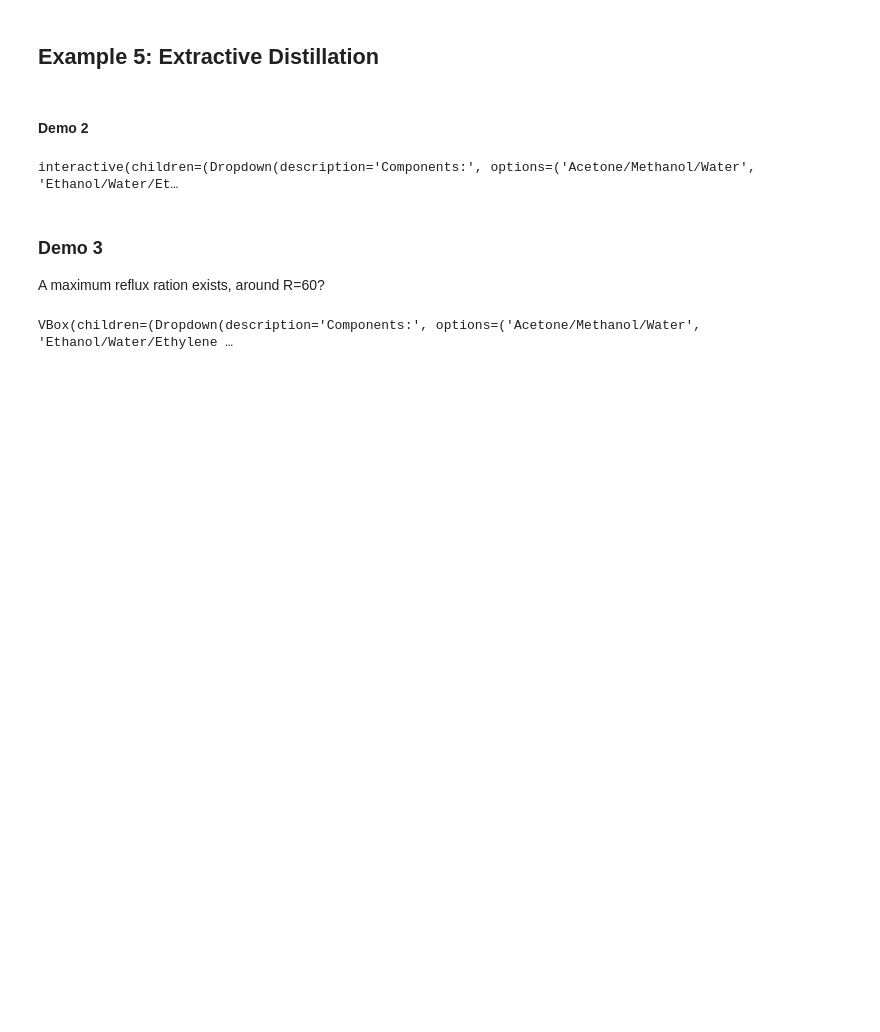
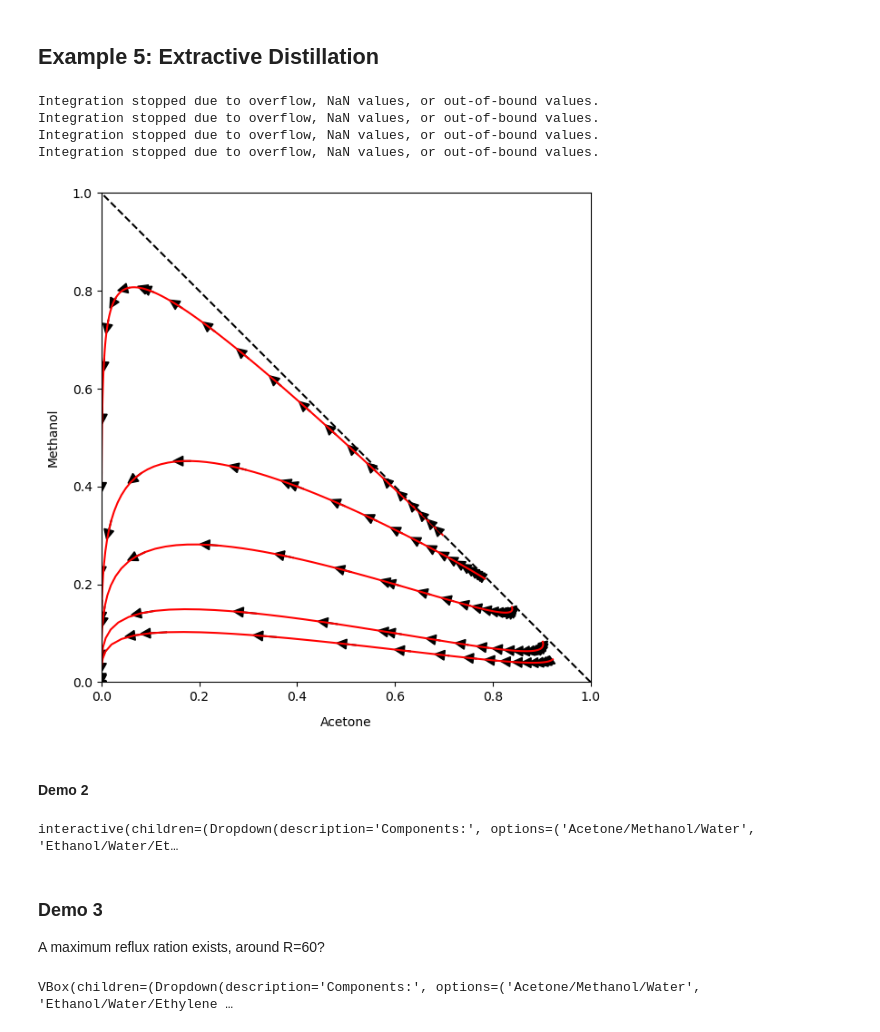
Before and after one commit to AMKCode/ExtractiveDistillationSimulator, a Jupyter notebook: src/Example5.ipynb, the cells around one changed output. Cells and saved outputs as stored; diff of their text form; code cells hidden in the pictures; blank space fills up the shorter version.

```diff
--- a/src/Example5.ipynb
+++ b/src/Example5.ipynb
@@ -79,17 +79,23 @@ P_sys = 101325
 EthWaterEGSys = VanLaarModel(num_comp = 3, P_sys = P_sys, A_coeff = A_ij_EWEG, comp_names = ["Ethanol","Water","Ethylene Glycol"], partial_pressure_eqs = [EthanolAntoine, WaterAntoine, EthyleneGlycolAntoine])
 # %%
 out_residue = Output()
-rcm = residue_curve(AceMethWaterSys)
+rcm = phase_portraits(thermo_model=AceMethWaterSys)
 fig, ax = plt.subplots(1,1,figsize= (7,7))
-rcm.plot_residue_curve_int(ax, [0,7],data_points = 100,
+rcm.plot_residue_curve(ax, [0,7],data_points = 100,
                             init_comps = [
                                             np.array([0.4,0.4,0.2]),
                                             np.array([0.6,0.2,0.2]),
                                             np.array([0.6,0.1,0.3]),
                                             np.array([0.1,0.8,0.1]),
                                             np.array([0.1,0.1,0.8])
                                             ])
 plt.show()
+# %% [output]
+Integration stopped due to overflow, NaN values, or out-of-bound values.
+Integration stopped due to overflow, NaN values, or out-of-bound values.
+Integration stopped due to overflow, NaN values, or out-of-bound values.
+Integration stopped due to overflow, NaN values, or out-of-bound values.
+[figure, added]
 # %% [markdown]
 #### Demo 2
 # %%
```
Also changed, not shown: 1 other file.
